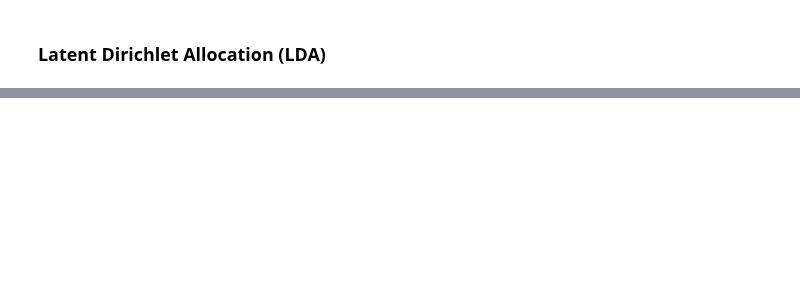
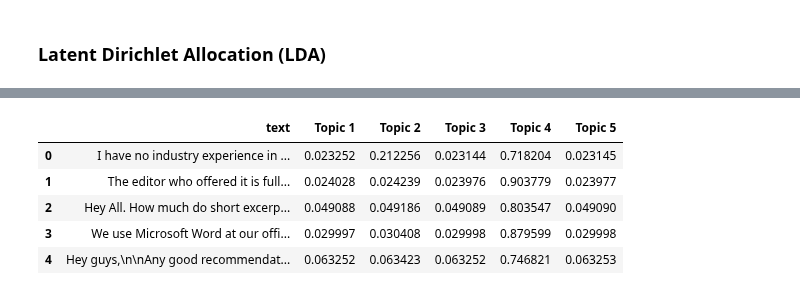
Before and after one commit to meiqingli/dssj_summer2022, a Jupyter notebook: dssj_publishing.ipynb, the cells around one changed output, grey strips where cells are left out. Drawn from its saved outputs; the diff is of its cells as text; code cells hidden in the pictures; blank space fills up the shorter version.

```diff
--- a/dssj_publishing.ipynb
+++ b/dssj_publishing.ipynb
@@ -1266,0 +1247,5 @@ plt.show()
+# %%
+# only work with posts
+lda = LatentDirichletAllocation(n_components=5, max_iter=20, random_state=0)
+lda_posts = lda.fit(tfidf_posts)
+topic_distributions = lda.transform(tfidf_posts)
@@ -1266,0 +1266,12 @@ plt.show()
+# %%
+# Generic topic names
+columns = [
+    "Topic 1",
+    "Topic 2",
+    "Topic 3",
+    "Topic 4",
+    "Topic 5"
+]
+# %%
+topic_df = pd.DataFrame(topic_distributions, columns = columns)
+topic_df.head()
@@ -1266,0 +1285,10 @@ plt.show()
+# %%
+topic_df.insert(loc=0, column='text', value=df_posts_noBlanks['selftext'])
+topic_df.head()
+# %% [output]
+|  | text | Topic 1 | Topic 2 | Topic 3 | Topic 4 | Topic 5 |
+| 0 | I have no industry experience in ... | 0.023252 | 0.212256 | 0.023144 | 0.718204 | 0.023145 |
+| 1 | The editor who offered it is full... | 0.024028 | 0.024239 | 0.023976 | 0.903779 | 0.023977 |
+| 2 | Hey All. How much do short excerp... | 0.049088 | 0.049186 | 0.049089 | 0.803547 | 0.049090 |
+| 3 | We use Microsoft Word at our offi... | 0.029997 | 0.030408 | 0.029998 | 0.879599 | 0.029998 |
+| 4 | Hey guys,\n\nAny good recommendat... | 0.063252 | 0.063423 | 0.063252 | 0.746821 | 0.063253 |
```
Also changed, not shown: parts of 22 cells of this notebook.
